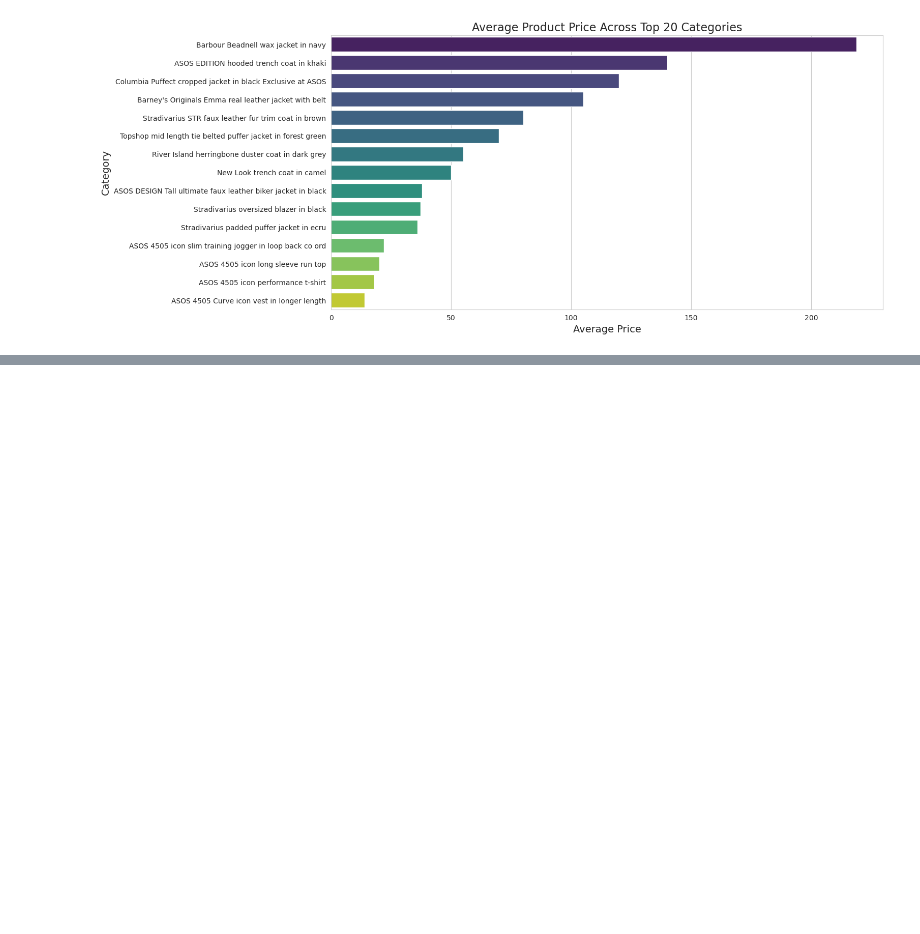
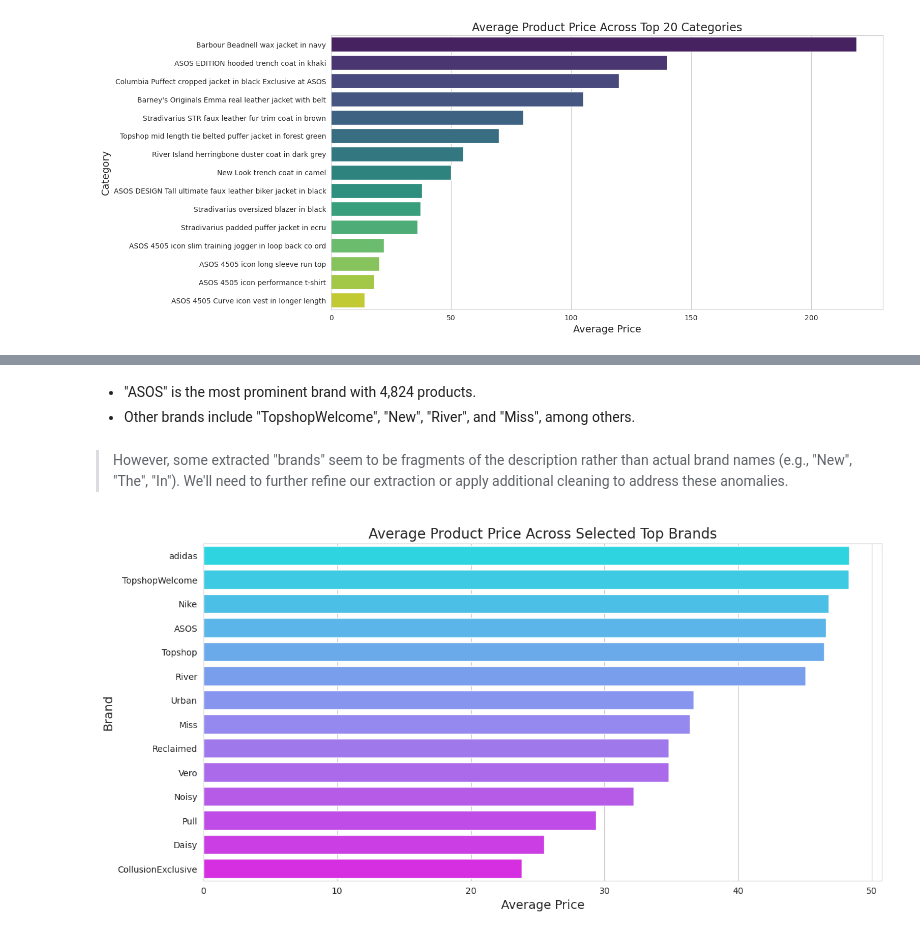
Before and after one commit to raj-rajat/Asos-E-Commerce-Dataset---30-845-products, a Jupyter notebook: asos-e-commerce-dataset-30-845-products.ipynb, the cells around one changed output, grey strips where cells are left out. Cells and saved outputs as stored; diff of their text form; code cells hidden in the pictures; blank space fills up the shorter version.

```diff
--- a/asos-e-commerce-dataset-30-845-products.ipynb
+++ b/asos-e-commerce-dataset-30-845-products.ipynb
@@ -179,0 +315,18 @@ See the caveats in the documentation: https://pandas.pydata.org/pandas-docs/stab
+# %%
+# Refine brand extraction method using regex
+def refine_extract_brand(description):
+    try:
+        # Find patterns like "Dresses by Abercrombie & Fitch"
+        brand_match = re.search(r'\w+ by (\w+)', description)
+        if brand_match:
+            return brand_match.group(1)
+    except:
+        pass
+    return "Unknown"
+
+# Re-extract brands using the refined method
+df_asos_cleaned['brand'] = df_asos_cleaned['description'].apply(refine_extract_brand)
+
+# Validate the extraction by checking the top brands again
+top_brands_updated = df_asos_cleaned['brand'].value_counts().head(20)
+top_brands_updated
@@ -179,0 +351,19 @@ See the caveats in the documentation: https://pandas.pydata.org/pandas-docs/stab
+# %% [markdown]
+* "ASOS" is the most prominent brand with 4,824 products.
+* Other brands include "TopshopWelcome", "New", "River", and "Miss", among others.
+# %% [markdown]
+> However, some extracted "brands" seem to be fragments of the description rather than actual brand names (e.g., "New", "The", "In"). We'll need to further refine our extraction or apply additional cleaning to address these anomalies.
+# %%
+# Calculate average price for updated top brands (excluding fragments)
+top_brands_list = ['ASOS', 'TopshopWelcome', 'River', 'Miss', 'adidas', 'Vero', 'Topshop', 'CollusionExclusive', 'Pull', 'Nike', 'Urban', 'Noisy', 'Reclaimed', 'Daisy']
+avg_price_per_brand_updated = df_asos_cleaned[df_asos_cleaned['brand'].isin(top_brands_list)].groupby('brand')['price'].mean().sort_values(ascending=False)
+
+# Visualize average prices across updated top brands
+plt.figure(figsize=(14, 7))
+sns.barplot(y=avg_price_per_brand_updated.index, x=avg_price_per_brand_updated.values, palette='cool')
+plt.title('Average Product Price Across Selected Top Brands', fontsize=16)
+plt.xlabel('Average Price', fontsize=14)
+plt.ylabel('Brand', fontsize=14)
+plt.show()
+# %% [output]
+[figure, added]
```
Also changed, not shown: parts of 13 cells of this notebook.
